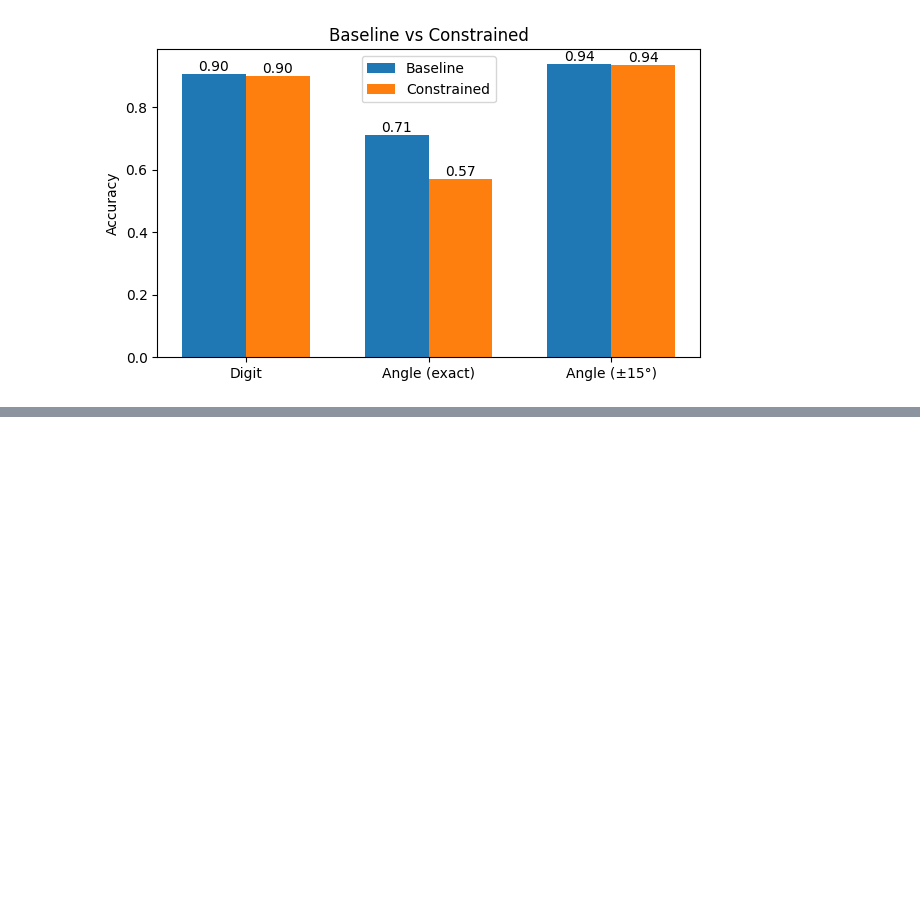
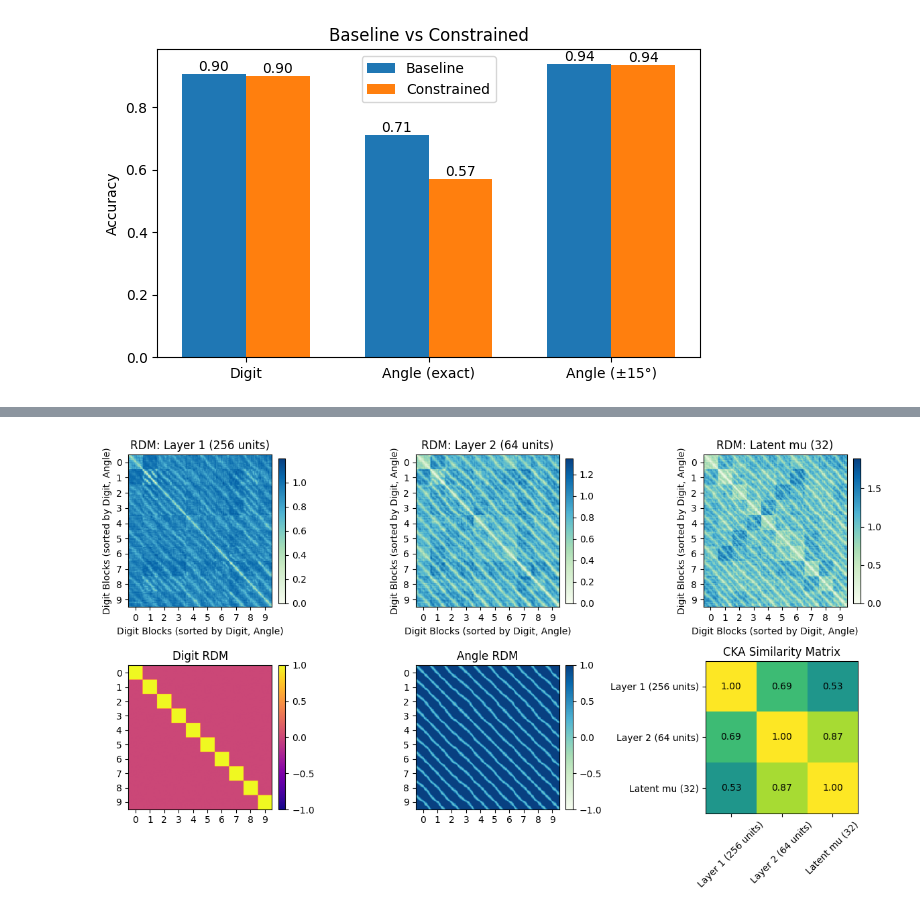
Before and after one commit to hanselp99/DSC180A-Quarter_1_Project, a Jupyter notebook: project.ipynb, the cells around one changed output, grey strips where cells are left out. Drawn from its saved outputs; the diff is of its cells as text; code cells hidden in the pictures; blank space fills up the shorter version.

```diff
--- a/project.ipynb
+++ b/project.ipynb
@@ -224,3 +224,12 @@ ax.legend()
 plt.show()
 # %% [output]
 [figure]
+# %%
+def linear_cka(x, y):
+    x = x - x.mean(0, keepdims=True)
+    y = y - y.mean(0, keepdims=True)
+
+    numerator = np.linalg.norm(np.dot(y.T, x), 'fro') ** 2
+    denominator = np.linalg.norm(np.dot(x.T, x), 'fro') * np.linalg.norm(np.dot(y.T, y), 'fro')
+
+    return numerator / (denominator + 1e-10)
@@ -227,3 +288,54 @@ plt.show()
+# %%
+fig, axes = plt.subplots(2, 3, figsize=(12, 7))
+n_samples = len(selected_idx)
+n_digits = len(np.unique(y_sub))
+block_size = n_samples // n_digits
+
+tick_pos = np.arange(block_size / 2, n_samples, block_size)
+tick_labels = [f"{d}" for d in np.unique(y_sub)]
+
+for idx, name in enumerate(layer_names):
+    im = axes[0, idx].imshow(rdms[name], cmap='GnBu', aspect='auto')
+    axes[0, idx].set_title(f"RDM: {name}")
+    axes[0, idx].set_xticks(tick_pos)
+    axes[0, idx].set_xticklabels(tick_labels)
+    axes[0, idx].set_yticks(tick_pos)
+    axes[0, idx].set_yticklabels(tick_labels)
+    axes[0, idx].set_xlabel("Digit Blocks (sorted by Digit, Angle)")
+    axes[0, idx].set_ylabel("Digit Blocks (sorted by Digit, Angle)")
+    plt.colorbar(im, ax=axes[0, idx], fraction=0.046, pad=0.04)
+
+a = axes[1, 0].imshow(rdm_digit_model, cmap='plasma', vmin=-1, vmax=1)
+axes[1, 0].set_title("Digit RDM")
+axes[1, 0].set_xticks(tick_pos)
+axes[1, 0].set_xticklabels(tick_labels)
+axes[1, 0].set_yticks(tick_pos)
+axes[1, 0].set_yticklabels(tick_labels)
+plt.colorbar(a, ax=axes[1, 0], fraction=0.046, pad=0.04)
+
+b = axes[1, 1].imshow(rdm_angle_model, cmap='GnBu', vmin=-1, vmax=1)
+axes[1, 1].set_title("Angle RDM")
+axes[1, 1].set_xticks(tick_pos)
+axes[1, 1].set_xticklabels(tick_labels)
+axes[1, 1].set_yticks(tick_pos)
+axes[1, 1].set_yticklabels(tick_labels)
+plt.colorbar(b, ax=axes[1, 1], fraction=0.046, pad=0.04)
+
+im_cka = axes[1, 2].imshow(cka_matrix, cmap='viridis', vmin=0, vmax=1)
+axes[1, 2].set_title("CKA Similarity Matrix")
+axes[1, 2].set_xticks(range(n_layers))
+axes[1, 2].set_xticklabels(layer_names, rotation=45, ha='center')
+axes[1, 2].set_yticks(range(n_layers))
+axes[1, 2].set_yticklabels(layer_names)
+
+for i in range(n_layers):
+    for j in range(n_layers):
+        axes[1, 2].text(j, i, f"{cka_matrix[i, j]:.2f}", ha='center', va='center', color='white' if cka_matrix[i, j] < 0.5 else 'black')
+
+plt.tight_layout()
+plt.show()
+# %% [output]
+[figure, added]
 # %%
 # # Turns input data into compact latent representation (mu and log var)
 # class Encoder(nn.Module):        # Define the encoder as a neural network module
```
Also changed, not shown: parts of 3 cells of this notebook.
